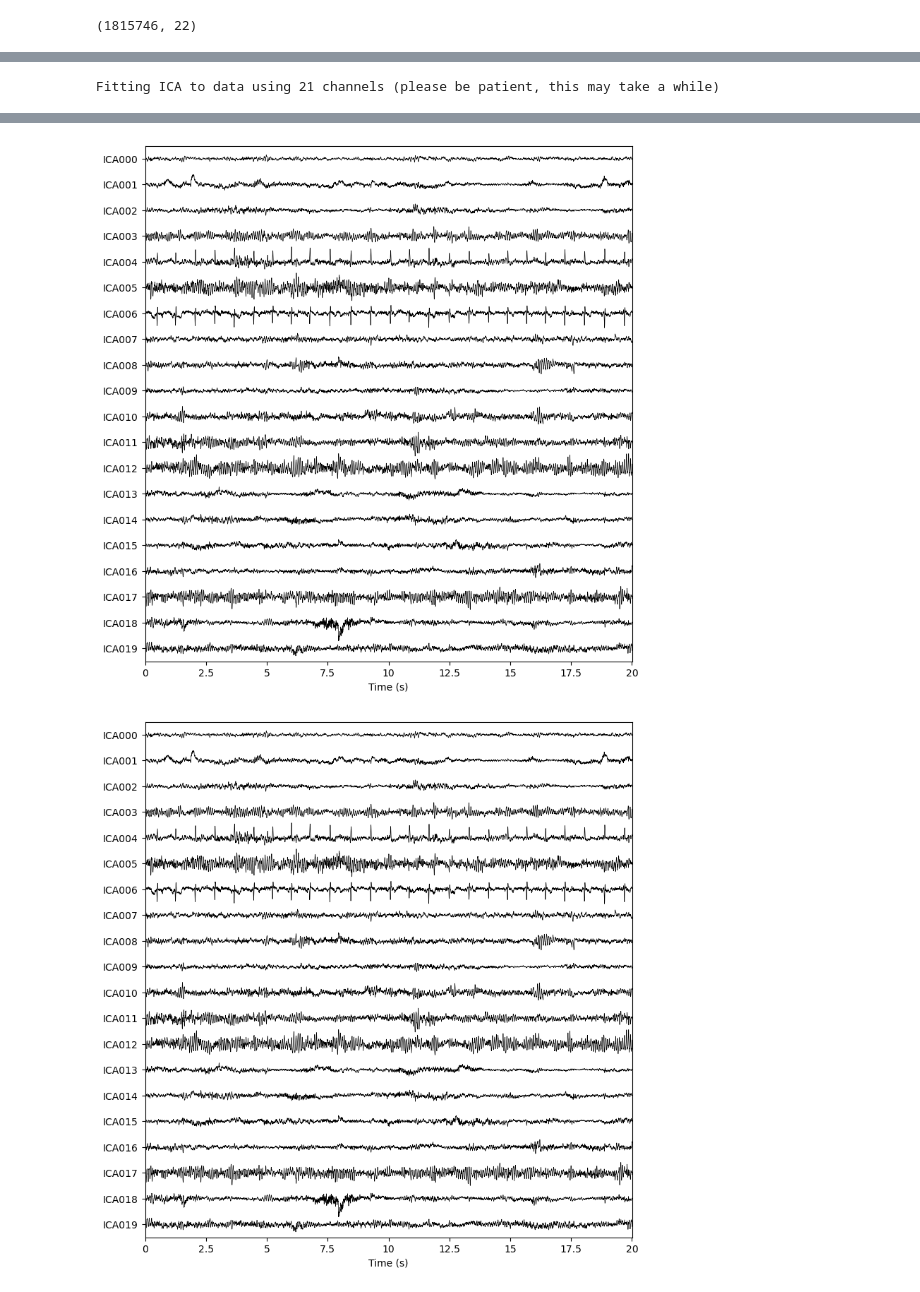
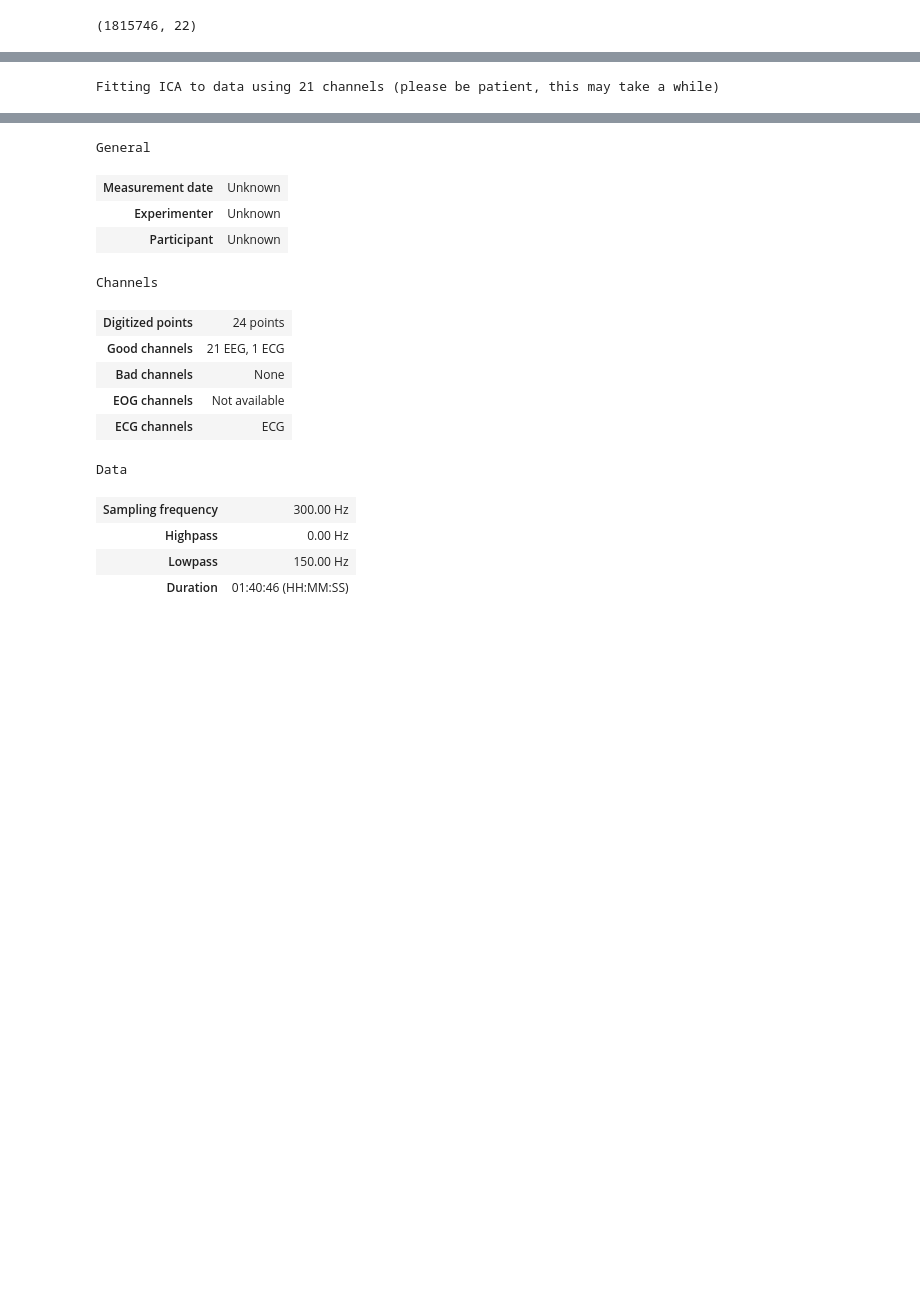
Before and after one commit to MH-Farhadi/Interictal_PNES_IGE_10s, a Jupyter notebook: preprocessing/SP.ipynb, the cells around one changed output, grey strips where cells are left out. Cells and saved outputs as stored; diff of their text form; code cells hidden in the pictures; blank space fills up the shorter version.

```diff
--- a/preprocessing/SP.ipynb
+++ b/preprocessing/SP.ipynb
@@ -71,7 +81,7 @@ for channel_type, ratio in explained_var_ratio.items():
     )
 
 raw.load_data()
-ica.plot_sources(raw, show_scrollbars=False)
+#ica.plot_sources(raw, show_scrollbars=False);
 # %% [output]
 Fitting ICA to data using 21 channels (please be patient, this may take a while)
 Selecting by number: 21 components
@@ -84,3 +90,16 @@ Using matplotlib as 2D backend.
-[figure, removed]
-[figure, removed]
+General
+| Measurement date | Unknown |
+| Experimenter | Unknown |
+| Participant | Unknown |
+Channels
+| Digitized points | 24 points |
+| Good channels | 21 EEG, 1 ECG |
+| Bad channels | None |
+| EOG channels | Not available |
+| ECG channels | ECG |
+Data
+| Sampling frequency | 300.00 Hz |
+| Highpass | 0.00 Hz |
+| Lowpass | 150.00 Hz |
+| Duration | 01:40:46 (HH:MM:SS) |
 # %%
```
Also changed, not shown: parts of 12 cells of this notebook.
